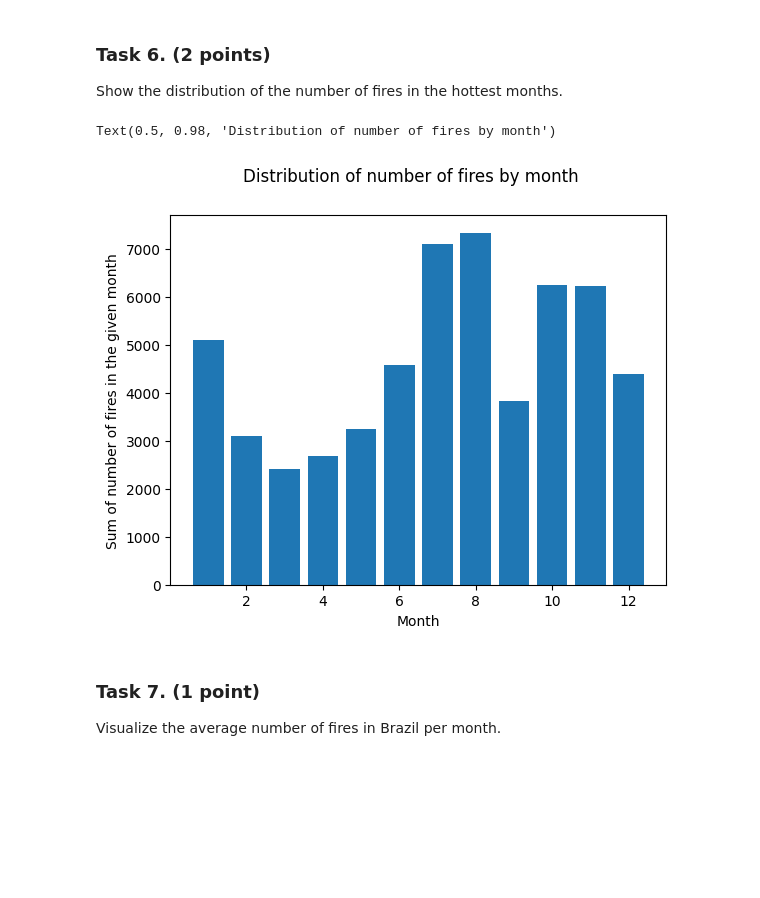
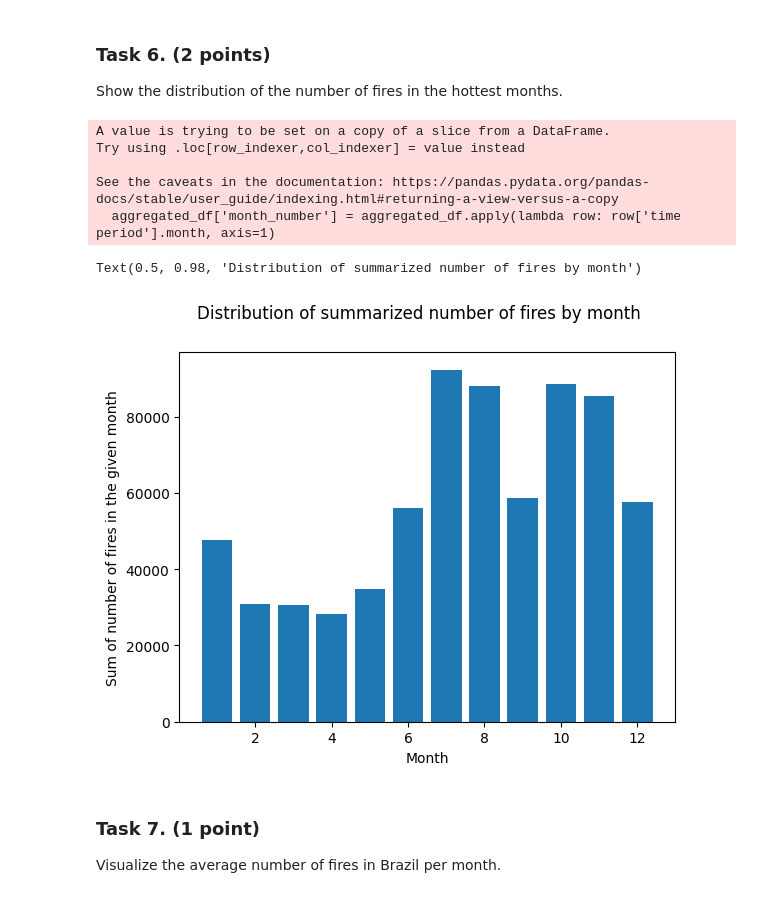
Before and after one commit to BTeclaw/Advanced-Data-Mining, a Jupyter notebook: ADM_Homework4/data_visualization.ipynb, the cells around one changed output. Saved outputs shown, nothing was run; the diff lists cells and outputs as text; code cells hidden in the pictures; blank space fills up the shorter version.

Commit message:
Finalziing data vis

```diff
--- a/ADM_Homework4/data_visualization.ipynb
+++ b/ADM_Homework4/data_visualization.ipynb
@@ -355,15 +362,23 @@ Show the distribution of the number of fires in the hottest months.
 # %%
 # Your answer here
 # create figure and axis
 fig, ax = plt.subplots()
+aggregated_df = df[['time period', 'number']]
+aggregated_df['month_number'] = aggregated_df.apply(lambda row: row['time period'].month, axis=1)
+aggregated_df = aggregated_df.groupby('month_number', as_index=False).sum('number')
 # plot barplot
-ax.bar(x=aggregated_df.apply(lambda row: row['time period'].month, axis=1), height=aggregated_df['number'])
+ax.bar(x=aggregated_df['month_number'], height=aggregated_df['number'])
 ax.set_ylabel('Sum of number of fires in the given month')
 ax.set_xlabel('Month')
 fig.suptitle('Distribution of summarized number of fires by month')
 # %% [output]
-Text(0.5, 0.98, 'Distribution of number of fires by month')
+A value is trying to be set on a copy of a slice from a DataFrame.
+Try using .loc[row_indexer,col_indexer] = value instead
+
+See the caveats in the documentation: https://pandas.pydata.org/pandas-docs/stable/user_guide/indexing.html#returning-a-view-versus-a-copy
+  aggregated_df['month_number'] = aggregated_df.apply(lambda row: row['time period'].month, axis=1)
+Text(0.5, 0.98, 'Distribution of summarized number of fires by month')
-[figure, old version]
+[figure, new version]
 # %% [markdown]
 ### Task 7. (1 point)
 
```
Also changed, not shown: parts of 7 cells of this notebook, 2 other files.
